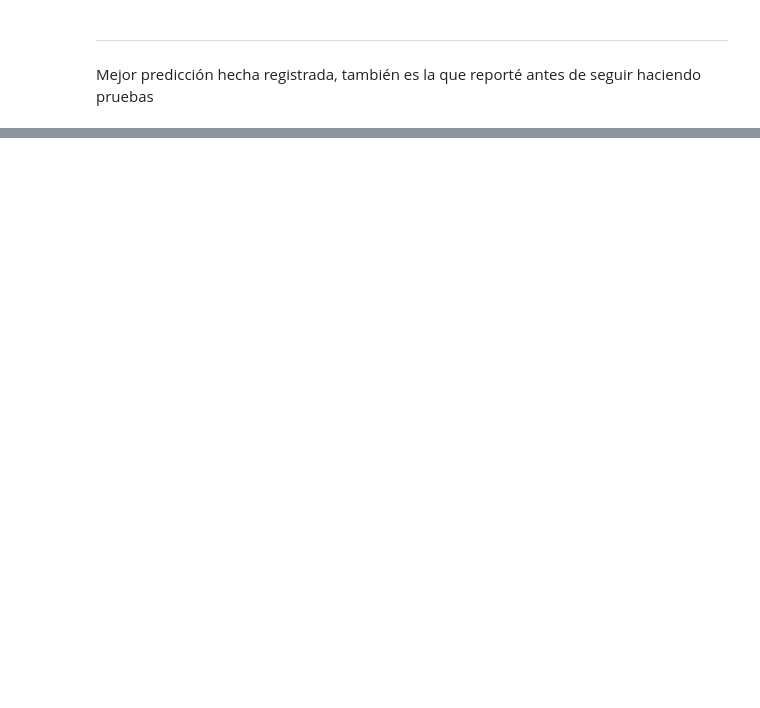
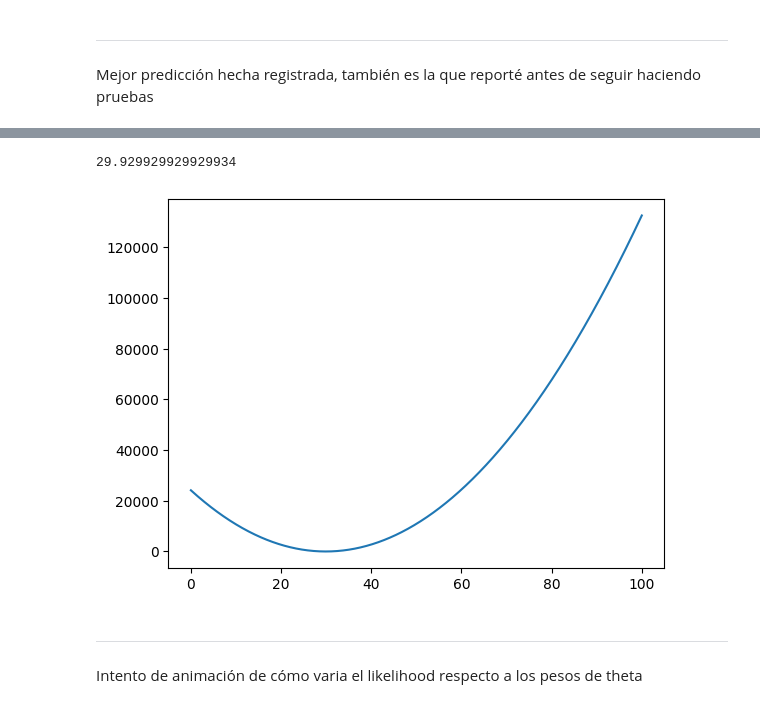
Before and after one commit to DCI-alxogm/ml2023-Isaias-Hernandez, a Jupyter notebook: Sep29-30/MCMC_Metropoli_30_08_23.ipynb, the cells around one changed output, grey strips where cells are left out. Cells and saved outputs as stored; diff of their text form; code cells hidden in the pictures; blank space fills up the shorter version.

```diff
--- a/Sep29-30/MCMC_Metropoli_30_08_23.ipynb
+++ b/Sep29-30/MCMC_Metropoli_30_08_23.ipynb
@@ -172,0 +349,21 @@ Mejor predicción hecha registrada, también es la que reporté antes de seguir
+# %%
+b = np.linspace(0, 100, 1000)
+w = -0.01
+theta_min = [0, -10]
+theta_max = [100, 0]
+posteriors = []
+for i in b:
+  #theta = [i, -0.01333]
+  theta = [i, w]
+  post = Log_Posterior(datos_x, datos_y, theta, Modelo, theta_min, theta_max)
+  posteriors.append(post)
+#def Log_Posterior(x, y, theta, modelo, theta_min, theta_max):
+plt.plot(b, posteriors)
+posteriors = np.array(posteriors)
+print(b[np.argmin(posteriors)])
+# %% [output]
+29.929929929929934
+[figure, added]
+# %% [markdown]
+-----------------
+Intento de animación de cómo varia el likelihood respecto a los pesos de theta
```
Also changed, not shown: parts of 22 cells of this notebook.
